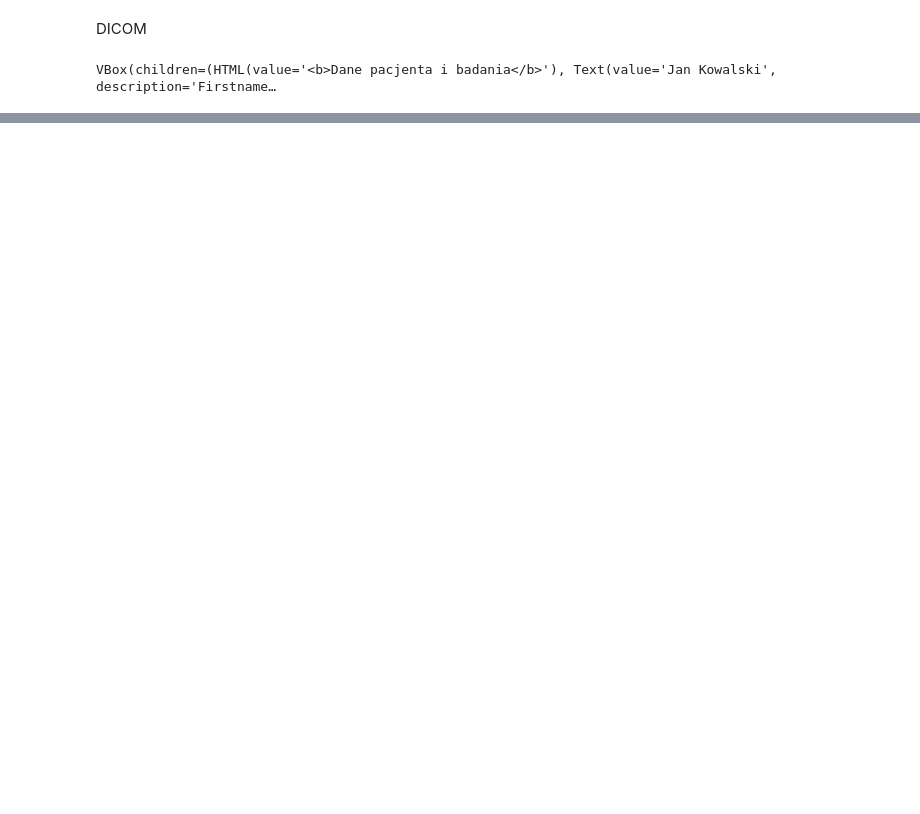
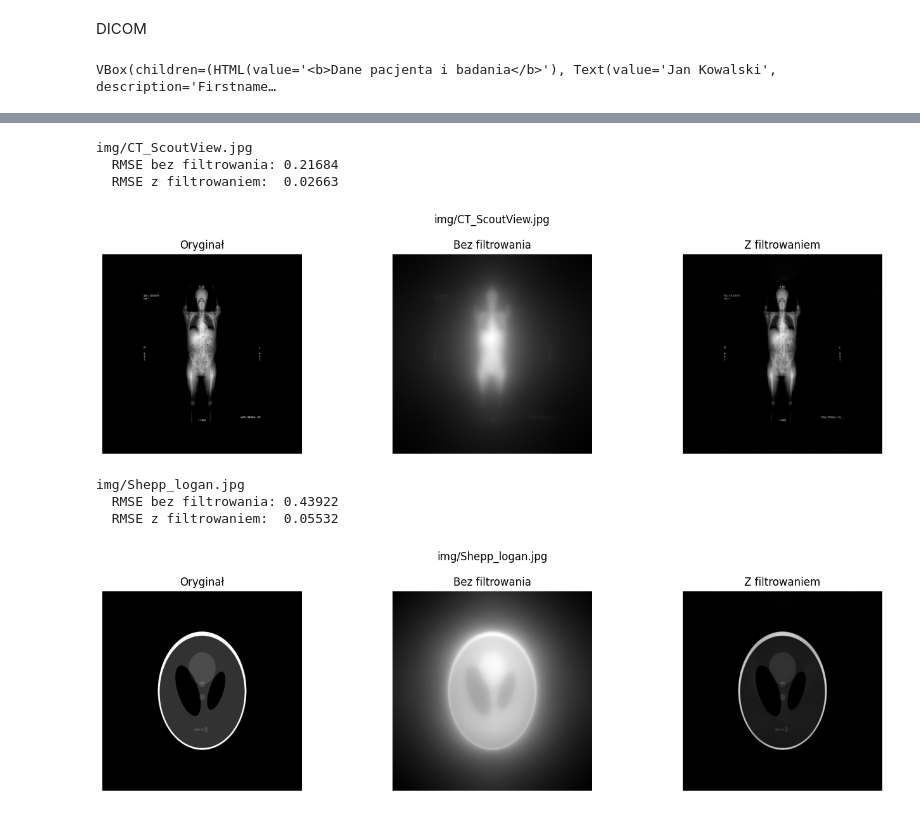
Before and after one commit to KJakuz/computed-tomography-simulator, a Jupyter notebook: main.ipynb, the cells around one changed output, grey strips where cells are left out. Drawn from its saved outputs; the diff is of its cells as text; code cells hidden in the pictures; blank space fills up the shorter version.

```diff
--- a/main.ipynb
+++ b/main.ipynb
@@ -126,11 +136,11 @@ MSE
 def mse(img_ref, img_out):
     ref = np.clip(img_ref, 0, 1)
     out = np.clip(img_out, 0, 1)
+    #resizing because padding added earlier
     if ref.shape != out.shape:
-        from PIL import Image as PILImage
-        out_pil = PILImage.fromarray((out * 255).astype(np.uint8))
-        out     = np.array(out_pil.resize((ref.shape[1], ref.shape[0]),
-                           PILImage.BILINEAR)) / 255.0
+        out_pil = Image.fromarray((out * 255).astype(np.uint8))
+        out = np.array(out_pil.resize((ref.shape[1], ref.shape[0]),
+                           Image.BILINEAR)) / 255.0
     return float(np.mean((ref - out) ** 2))
 # %% [markdown]
 Image operations
@@ -546,0 +682,35 @@ btn_load.on_click(on_load)
+# %%
+# --- 4. Porównanie filtrowania dla 2 obrazów ---
+params = dict(n_det=360, l=270)
+angles_360 = np.arange(0, 180, 180 / 360)
+
+for img_name in ["img/CT_ScoutView.jpg", "img/Shepp_logan.jpg"]:
+    bmp = prepare_bitmap(img_name)
+    h, w = bmp.shape
+
+    sino = generate_sinogram(bmp, angles_360, params['n_det'], params['l'])
+
+    rec_nof = backproject(sino, angles_360, params['n_det'], params['l'], h, w)
+    rec_f   = backproject(filter_sinogram(sino), angles_360,
+                          params['n_det'], params['l'], h, w)
+
+    print(f"{img_name}")
+    print(f"  RMSE bez filtrowania: {np.sqrt(mse(bmp, rec_nof)):.5f}")
+    print(f"  RMSE z filtrowaniem:  {np.sqrt(mse(bmp, rec_f)):.5f}")
+
+    fig, axes = plt.subplots(1, 3, figsize=(14, 4))
+    axes[0].imshow(bmp,     cmap='gray'); axes[0].set_title('Oryginał');        axes[0].axis('off')
+    axes[1].imshow(rec_nof, cmap='gray'); axes[1].set_title('Bez filtrowania'); axes[1].axis('off')
+    axes[2].imshow(rec_f,   cmap='gray'); axes[2].set_title('Z filtrowaniem');  axes[2].axis('off')
+    plt.suptitle(img_name)
+    plt.tight_layout()
+    plt.show()
+# %% [output]
+img/CT_ScoutView.jpg
+  RMSE bez filtrowania: 0.21684
+  RMSE z filtrowaniem:  0.02663
+[figure, added]
+img/Shepp_logan.jpg
+  RMSE bez filtrowania: 0.43922
+  RMSE z filtrowaniem:  0.05532
+[figure, added]
```
Also changed, not shown: parts of 5 cells of this notebook.
